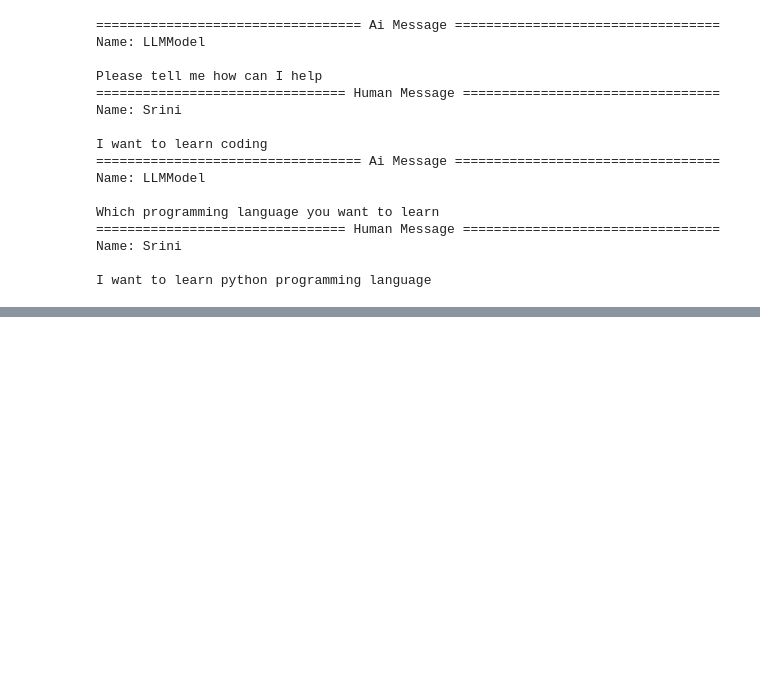
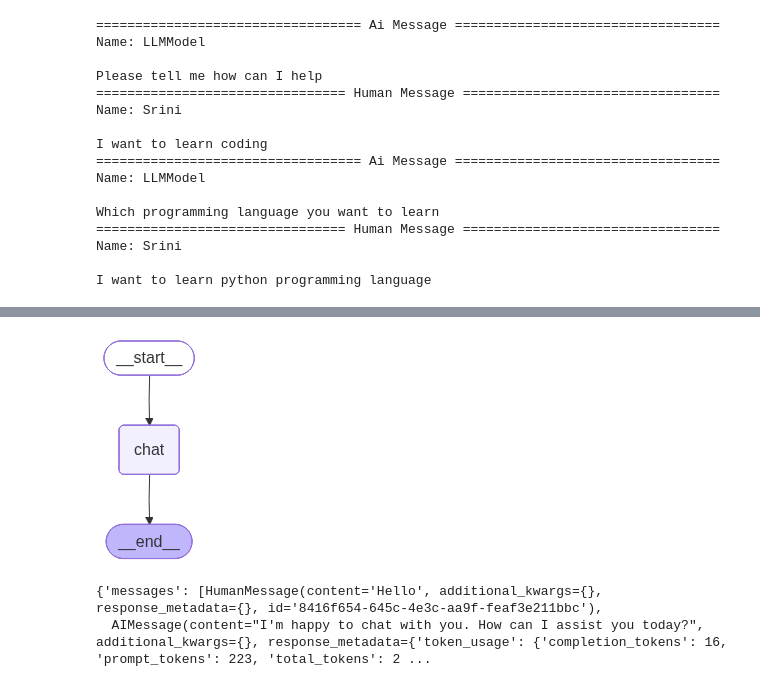
Before and after one commit to sjagadee/agentic_ai_ete, a Jupyter notebook: 3_LangGraph/5_chains.ipynb, the cells around one changed output, grey strips where cells are left out. Drawn from its saved outputs; the diff is of its cells as text; code cells hidden in the pictures; blank space fills up the shorter version.

Commit message:
chat with tools

```diff
--- a/3_LangGraph/5_chains.ipynb
+++ b/3_LangGraph/5_chains.ipynb
@@ -103,0 +109,9 @@ natural language input and this will return an output that matches the tool's sc
+# %%
+@tool
+def add_two_numbers(a: int, b: int) -> int:
+    """Add two numbers given two inputs."""
+    return a + b
+# %%
+# bind the model with tools
+tools = [add_two_numbers]
+model_with_tools = model.bind_tools(tools)
@@ -103,0 +122,5 @@ natural language input and this will return an output that matches the tool's sc
+# %%
+# let us build the State
+
+class ChatState(BaseModel):
+    messages: Annotated[list[AnyMessage], add_messages]
@@ -103,0 +148,33 @@ natural language input and this will return an output that matches the tool's sc
+# %%
+# let us implement the chat node
+def chat_node(state: ChatState) -> ChatState:
+    response = model_with_tools.invoke(state.messages)
+    state.messages = state.messages + [response]
+    return state
+# %%
+# now lets build a graph
+
+# initialize the graph
+graph = StateGraph(ChatState)
+
+# add nodes
+graph.add_node("chat", chat_node)
+
+# add edges
+graph.add_edge(START, "chat")
+graph.add_edge("chat", END)
+
+# compile the graph
+workflow = graph.compile()
+workflow
+# %% [output]
+[figure, added]
+# %%
+# lets run the workflow
+initial_state = {'messages': [HumanMessage(content="Hello")]}
+final_state = workflow.invoke(initial_state)
+
+final_state
+# %% [output]
+{'messages': [HumanMessage(content='Hello', additional_kwargs={}, response_metadata={}, id='8416f654-645c-4e3c-aa9f-feaf3e211bbc'),
+  AIMessage(content="I'm happy to chat with you. How can I assist you today?", additional_kwargs={}, response_metadata={'token_usage': {'completion_tokens': 16, 'prompt_tokens': 223, 'total_tokens': 2 ...
```
Also changed, not shown: parts of 15 cells of this notebook.
